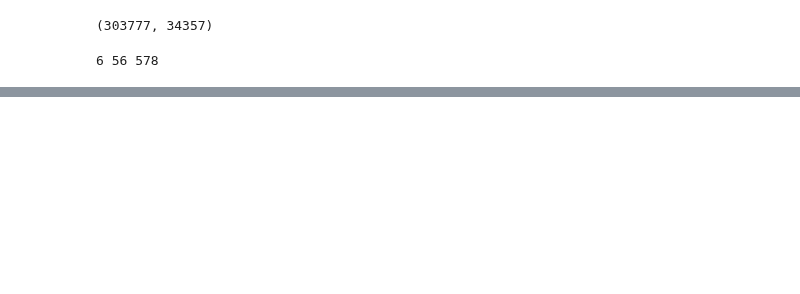
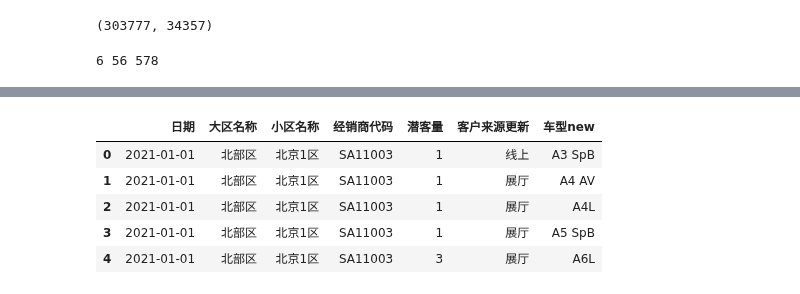
Before and after one commit to orinbai/notebook, a Jupyter notebook: missval.regroup.ipynb, the cells around one changed output, grey strips where cells are left out. Drawn from its saved outputs; the diff is of its cells as text; code cells hidden in the pictures; blank space fills up the shorter version.

```diff
--- a/missval.regroup.ipynb
+++ b/missval.regroup.ipynb
@@ -195,0 +215,9 @@ monthDays = len(databook['日期'].unique())
+# %%
+dataAvailable.head()
+# %% [output]
+|  | 日期 | 大区名称 | 小区名称 | 经销商代码 | 潜客量 | 客户来源更新 | 车型new |
+| 0 | 2021-01-01 | 北部区 | 北京1区 | SA11003 | 1 | 线上 | A3 SpB |
+| 1 | 2021-01-01 | 北部区 | 北京1区 | SA11003 | 1 | 展厅 | A4 AV |
+| 2 | 2021-01-01 | 北部区 | 北京1区 | SA11003 | 1 | 展厅 | A4L |
+| 3 | 2021-01-01 | 北部区 | 北京1区 | SA11003 | 1 | 展厅 | A5 SpB |
+| 4 | 2021-01-01 | 北部区 | 北京1区 | SA11003 | 3 | 展厅 | A6L |
```
Also changed, not shown: parts of 15 cells of this notebook, 3 other files.
